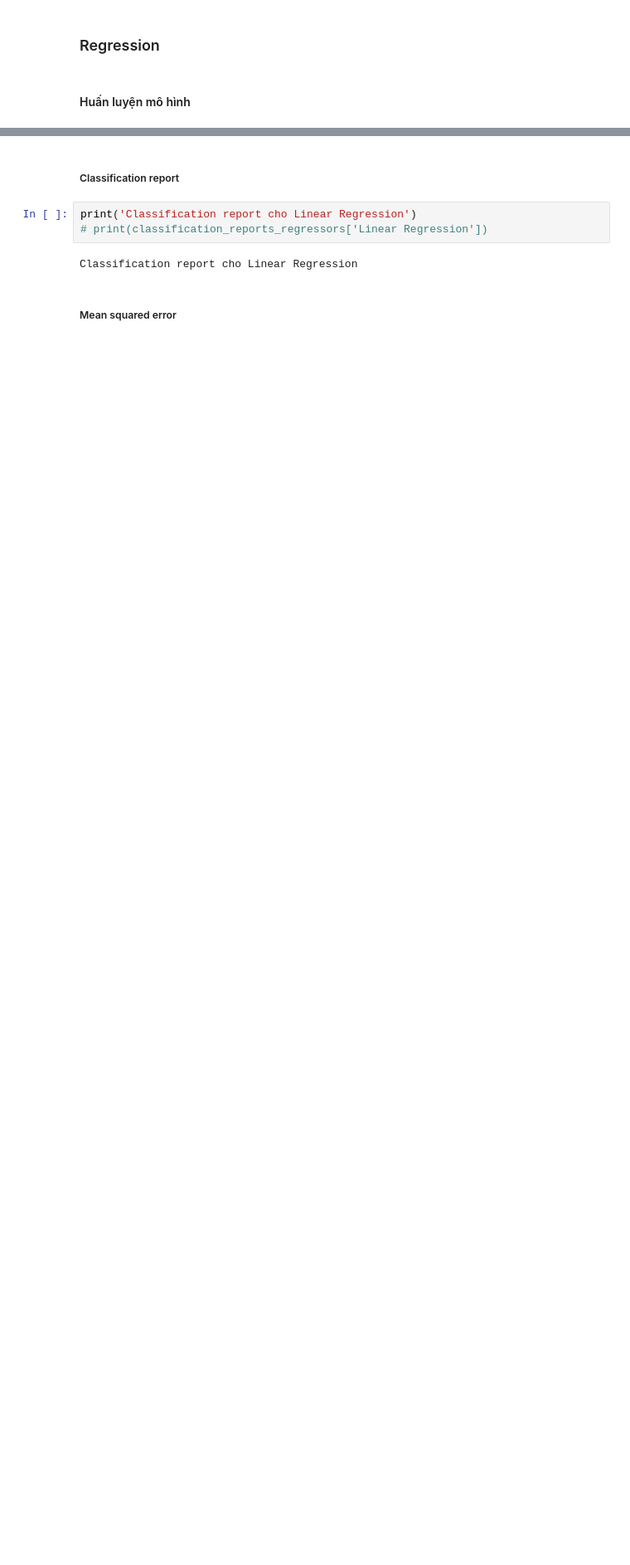
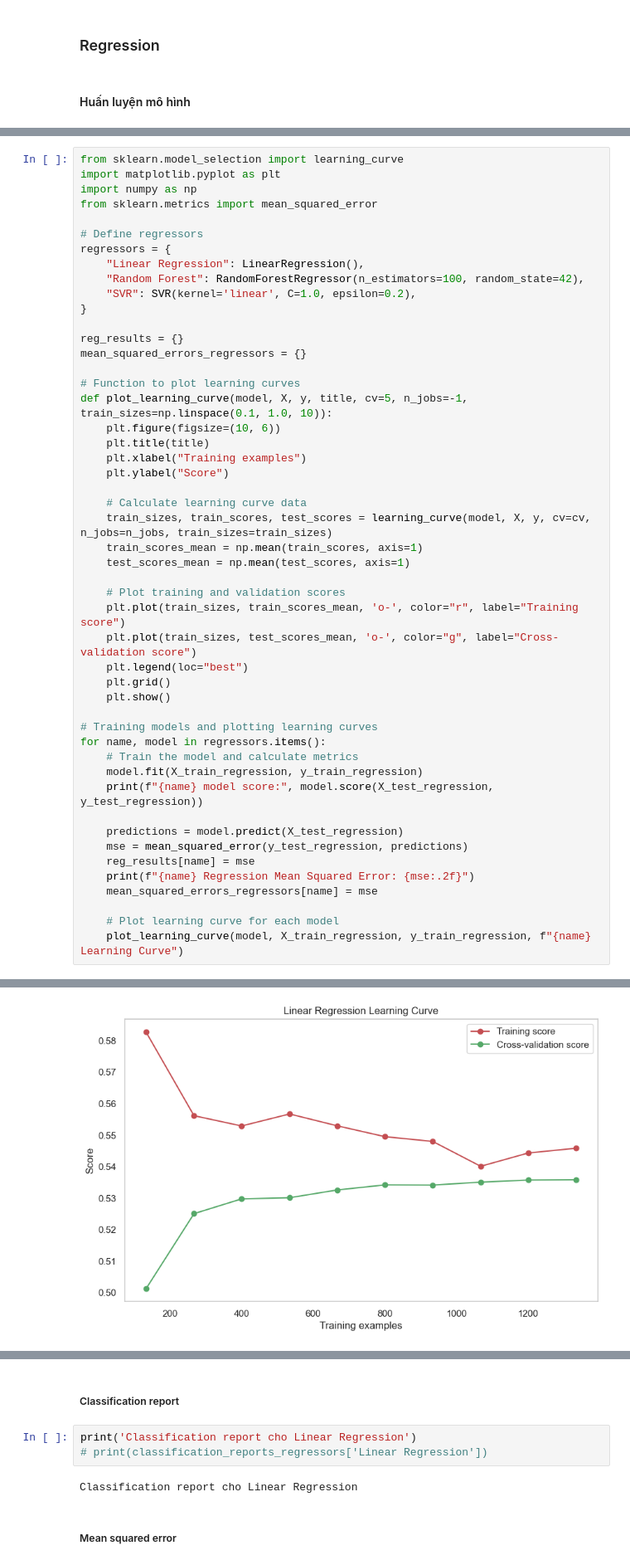
Before and after one commit to HTri09/midterm_ml, a Jupyter notebook: ObesityDataSet.ipynb, the cells around one changed output, grey strips where cells are left out. Shown at 83% size. Cells and saved outputs as stored; diff of their text form; blank space fills up the shorter version.

```diff
--- a/ObesityDataSet.ipynb
+++ b/ObesityDataSet.ipynb
@@ -491,0 +467,50 @@ SVR Regression Mean Squared Error: 0.47
+# %%
+from sklearn.model_selection import learning_curve
+import matplotlib.pyplot as plt
+import numpy as np
+from sklearn.metrics import mean_squared_error
+
+# Define regressors
+regressors = {
+    "Linear Regression": LinearRegression(),
+    "Random Forest": RandomForestRegressor(n_estimators=100, random_state=42),
+    "SVR": SVR(kernel='linear', C=1.0, epsilon=0.2),
+}
+
+reg_results = {}
+mean_squared_errors_regressors = {}
+
+# Function to plot learning curves
+def plot_learning_curve(model, X, y, title, cv=5, n_jobs=-1, train_sizes=np.linspace(0.1, 1.0, 10)):
+    plt.figure(figsize=(10, 6))
+    plt.title(title)
+    plt.xlabel("Training examples")
+    plt.ylabel("Score")
+
+    # Calculate learning curve data
+    train_sizes, train_scores, test_scores = learning_curve(model, X, y, cv=cv, n_jobs=n_jobs, train_sizes=train_sizes)
+    train_scores_mean = np.mean(train_scores, axis=1)
+    test_scores_mean = np.mean(test_scores, axis=1)
+
+    # Plot training and validation scores
+    plt.plot(train_sizes, train_scores_mean, 'o-', color="r", label="Training score")
+    plt.plot(train_sizes, test_scores_mean, 'o-', color="g", label="Cross-validation score")
+    plt.legend(loc="best")
+    plt.grid()
+    plt.show()
+
+# Training models and plotting learning curves
+for name, model in regressors.items():
+    # Train the model and calculate metrics
+    model.fit(X_train_regression, y_train_regression)
+    print(f"{name} model score:", model.score(X_test_regression, y_test_regression))
+
+    predictions = model.predict(X_test_regression)
+    mse = mean_squared_error(y_test_regression, predictions)
+    reg_results[name] = mse
+    print(f"{name} Regression Mean Squared Error: {mse:.2f}")
+    mean_squared_errors_regressors[name] = mse
+
+    # Plot learning curve for each model
+    plot_learning_curve(model, X_train_regression, y_train_regression, f"{name} Learning Curve")
+# %% [output]
@@ -491,0 +519 @@ SVR Regression Mean Squared Error: 0.47
+[figure, added]
```
Also changed, not shown: parts of 8 cells of this notebook.
